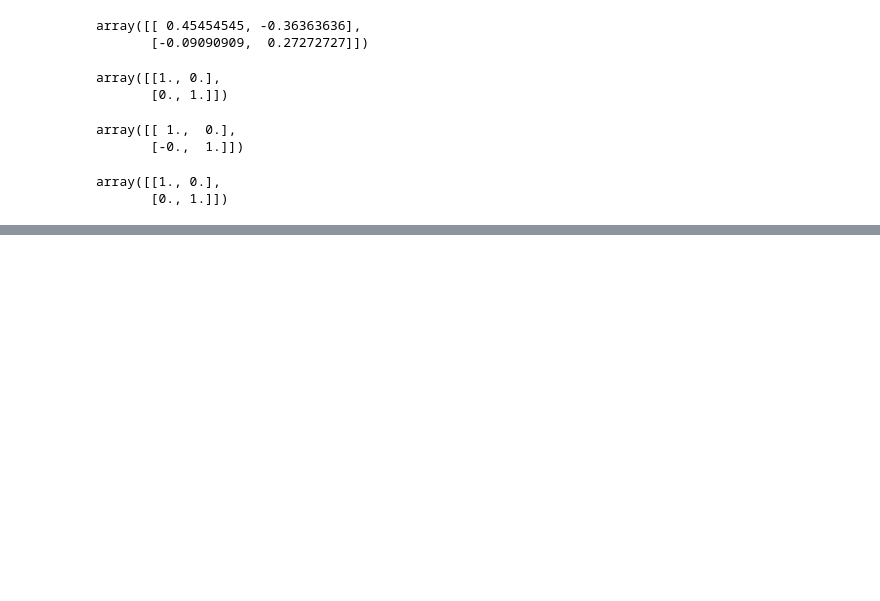
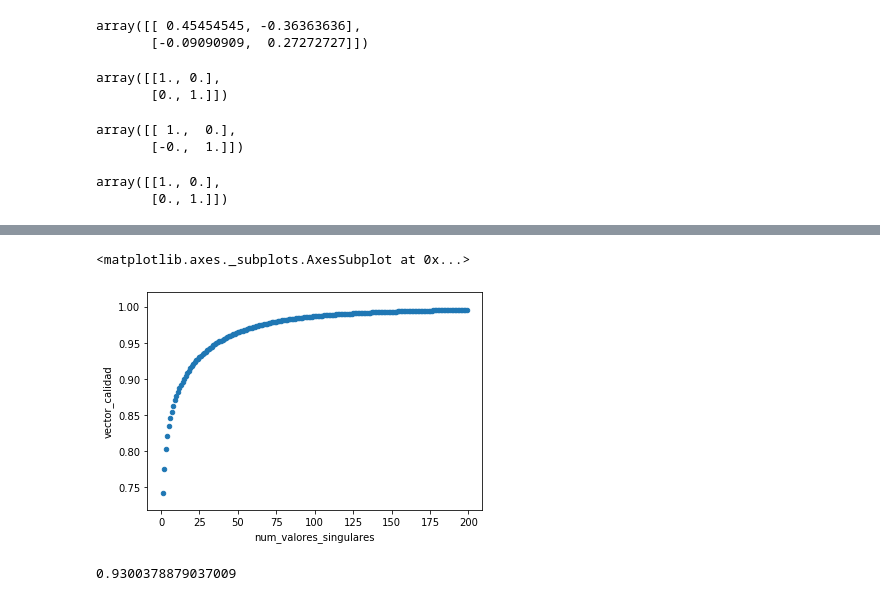
Before and after one commit to leonardomarintellez/datos_masivos_II_2022, a Jupyter notebook: 01_Reducción_de_Dimensionalidad/02_SVD.ipynb, the cells around one changed output, grey strips where cells are left out. Saved outputs shown, nothing was run; the diff lists cells and outputs as text; code cells hidden in the pictures; blank space fills up the shorter version.

```diff
--- a/01_Reducción_de_Dimensionalidad/02_SVD.ipynb
+++ b/01_Reducción_de_Dimensionalidad/02_SVD.ipynb
@@ -224,0 +234,15 @@ array([[1., 0.],
+# %%
+num_valores_singulares = []
+vector_calidad = []
+# %%
+for i in range(1,200):
+    j = i
+    matriz_equivalente = np.matrix(U[:, :j]) * np.diag(Sigma[:j]) * np.matrix(Vt[:j, :])
+    calidad = 1 - (np.linalg.norm(imagen_mat - matriz_equivalente)**2)/(np.linalg.norm(imagen_mat)**2)
+
+    num_valores_singulares.append(i)
+    vector_calidad.append(calidad)
+# %%
+df = pd.concat([pd.Series(num_valores_singulares), pd.Series(vector_calidad)], axis = 1)
+df.columns =["num_valores_singulares","vector_calidad"]
+df.head()
@@ -224,0 +256,5 @@ array([[1., 0.],
+# %%
+df.plot.scatter(x = "num_valores_singulares", y = "vector_calidad")
+# %% [output]
+<matplotlib.axes._subplots.AxesSubplot at 0x...>
+[figure, added]
@@ -224,0 +264,5 @@ array([[1., 0.],
+# %%
+#Calidad de la aproximación
+1 - (np.linalg.norm(imagen_mat - matriz_equivalente)**2)/(np.linalg.norm(imagen_mat)**2)
+# %% [output]
+0.9300378879037009
```
Also changed, not shown: parts of 9 cells of this notebook.
